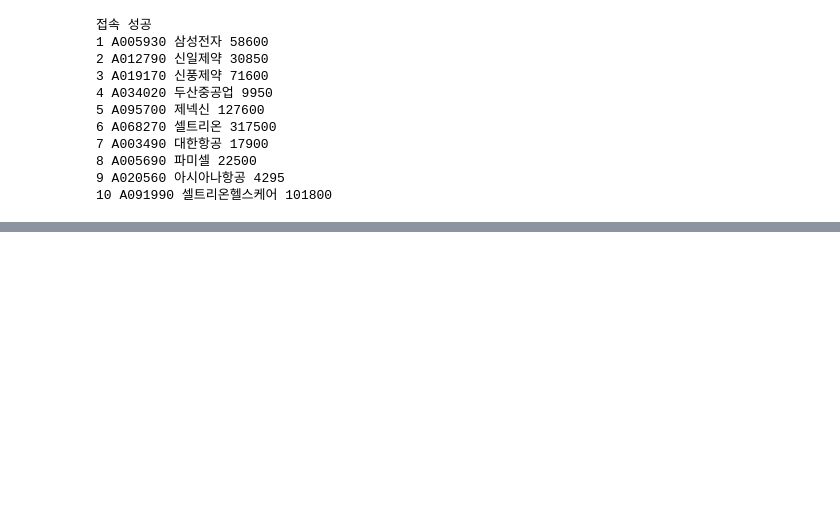
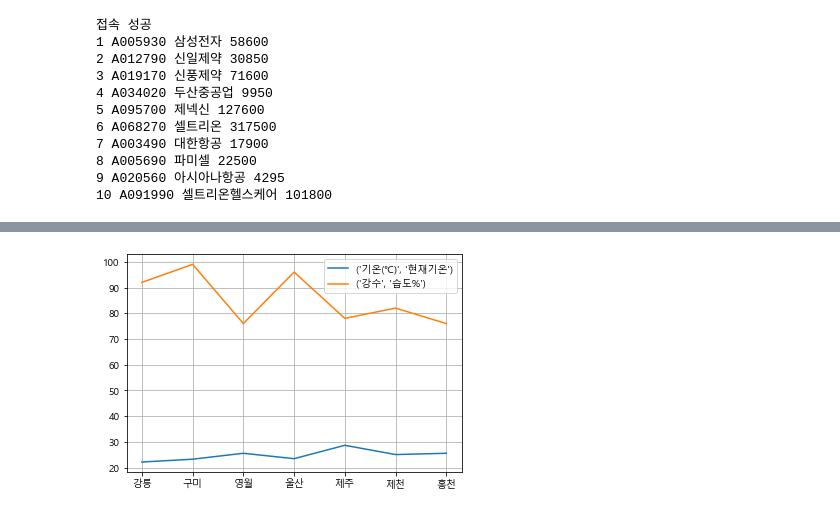
Before and after one commit to SwimmingHwang/practice-python, a Jupyter notebook: python_web_scraping.ipynb, the cells around one changed output, grey strips where cells are left out. Saved outputs shown, nothing was run; the diff lists cells and outputs as text; code cells hidden in the pictures; blank space fills up the shorter version.

```diff
--- a/python_web_scraping.ipynb
+++ b/python_web_scraping.ipynb
@@ -426,0 +559,3 @@ else:
+# %%
+location_df = weather_df[weather_df['지점'].isin(location_list)]
+location_df
@@ -426,0 +571,3 @@ else:
+# %%
+location_df = location_df.reset_index()
+location_df
@@ -426,0 +583,3 @@ else:
+# %%
+location_df = location_df.drop('index', axis = 1)
+location_df
@@ -426,0 +617,15 @@ else:
+# %%
+# 기온, 습도 데이터로 그래프 그려보기
+import matplotlib.pyplot as plt
+import pandas as pd
+%matplotlib inline
+
+plt.rcParams['font.family'] = 'Malgun Gothic'
+
+weather_chart = location_df.plot(grid=True, xticks=location_df['지점'].keys())
+a= list(location_df['지점'].keys())
+b = list(location_df['지점'].values)
+plt.xticks(a,b)
+plt.show()
+# %% [output]
+[figure, added]
```
Also changed, not shown: parts of 23 cells of this notebook, 2 other files.
